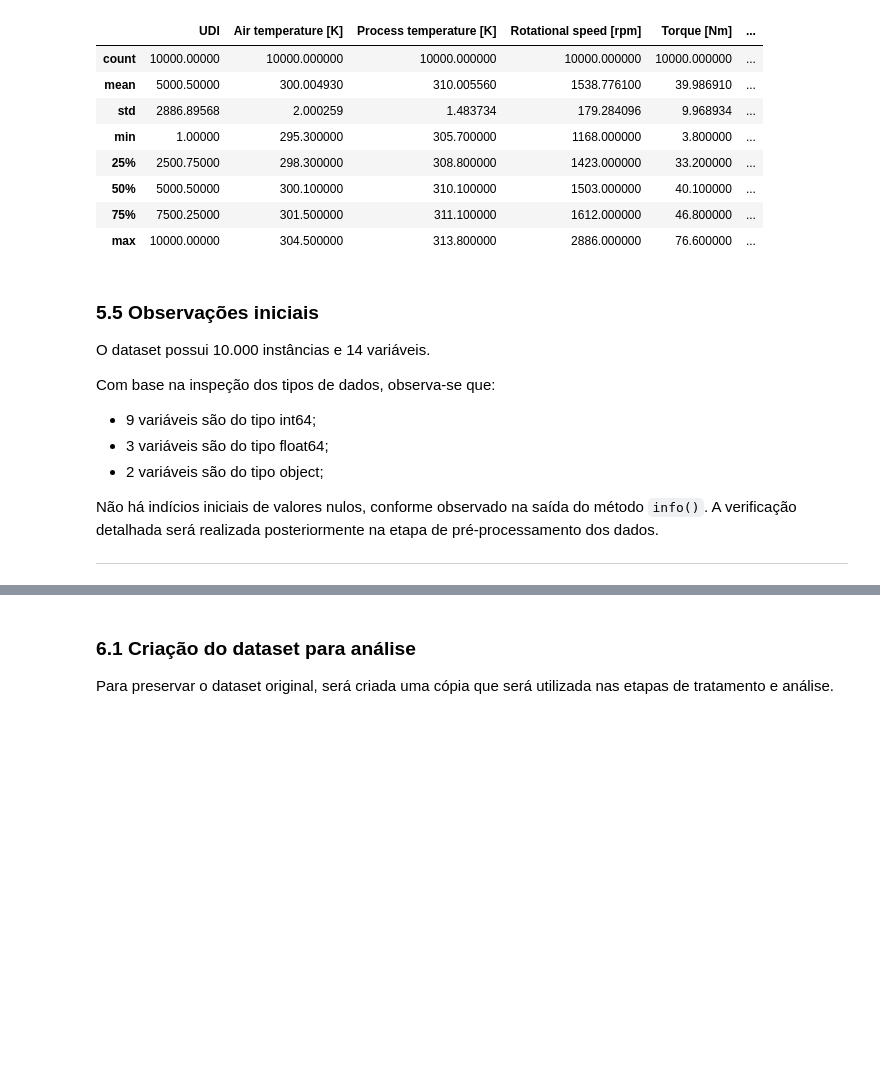
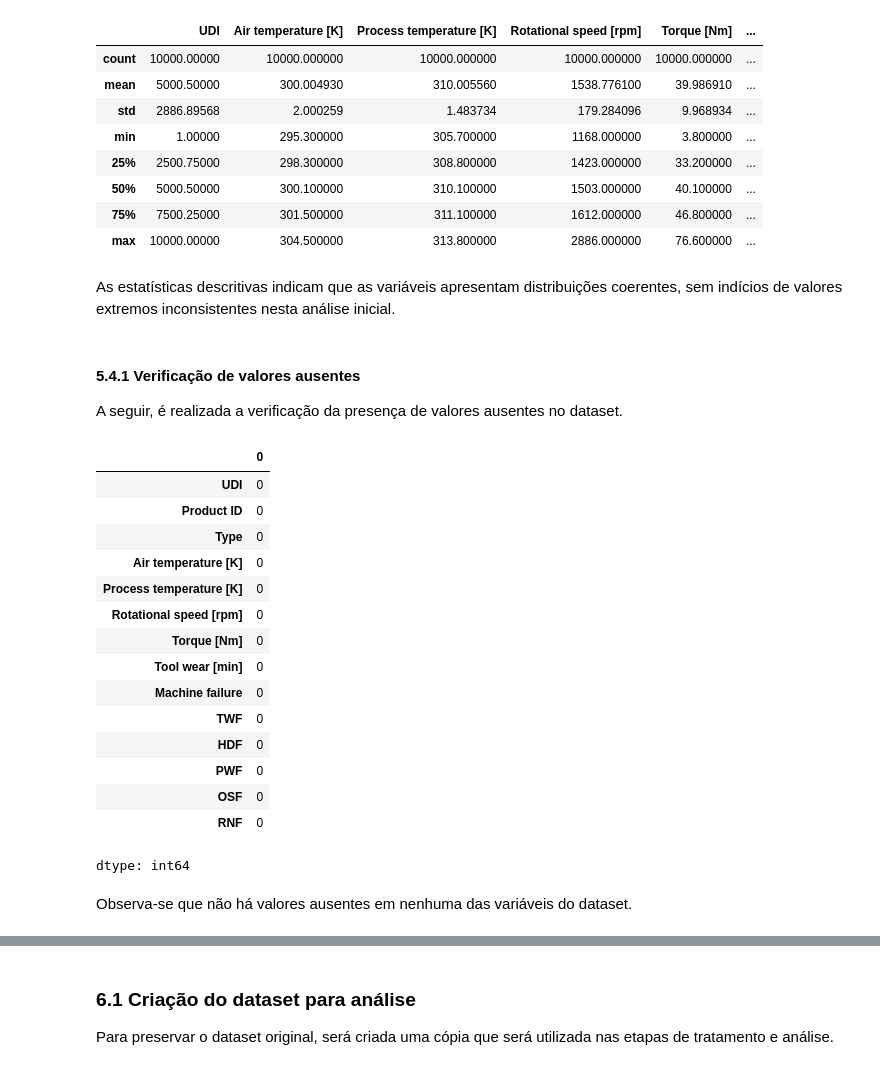
Before and after one commit to thaygorh/Analise-de-Dados-e-Boas-Praticas, a Jupyter notebook: mvp-analise-dados-e-boas-praticas.ipynb, the cells around one changed output, grey strips where cells are left out. Drawn from its saved outputs; the diff is of its cells as text; code cells hidden in the pictures; blank space fills up the shorter version.

```diff
--- a/mvp-analise-dados-e-boas-praticas.ipynb
+++ b/mvp-analise-dados-e-boas-praticas.ipynb
@@ -277,17 +278,30 @@ df.describe()
 | 50% | 5000.50000 | 300.100000 | 310.100000 | 1503.000000 | 40.100000 | ... |
 | 75% | 7500.25000 | 301.500000 | 311.100000 | 1612.000000 | 46.800000 | ... |
 | max | 10000.00000 | 304.500000 | 313.800000 | 2886.000000 | 76.600000 | ... |
-# %% [markdown]
-### 5.5 Observações iniciais
-
-O dataset possui 10.000 instâncias e 14 variáveis.
-
-Com base na inspeção dos tipos de dados, observa-se que:
-
-- 9 variáveis são do tipo int64;
-- 3 variáveis são do tipo float64;
-- 2 variáveis são do tipo object;
-
-Não há indícios iniciais de valores nulos, conforme observado na saída do método `info()`. A verificação detalhada será realizada posteriormente na etapa de pré-processamento dos dados.
-
----
+# %% [markdown]
+As estatísticas descritivas indicam que as variáveis apresentam distribuições coerentes, sem indícios de valores extremos inconsistentes nesta análise inicial.
+# %% [markdown]
+#### 5.4.1 Verificação de valores ausentes
+
+A seguir, é realizada a verificação da presença de valores ausentes no dataset.
+# %%
+df.isnull().sum()
+# %% [output]
+|  | 0 |
+| UDI | 0 |
+| Product ID | 0 |
+| Type | 0 |
+| Air temperature [K] | 0 |
+| Process temperature [K] | 0 |
+| Rotational speed [rpm] | 0 |
+| Torque [Nm] | 0 |
+| Tool wear [min] | 0 |
+| Machine failure | 0 |
+| TWF | 0 |
+| HDF | 0 |
+| PWF | 0 |
+| OSF | 0 |
+| RNF | 0 |
+dtype: int64
+# %% [markdown]
+Observa-se que não há valores ausentes em nenhuma das variáveis do dataset.
```
Also changed, not shown: parts of 30 cells of this notebook.
